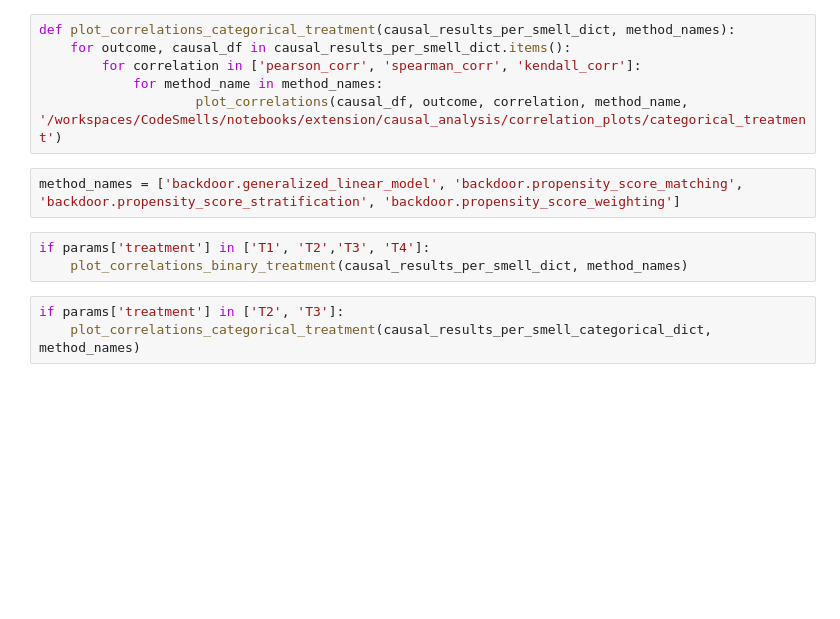
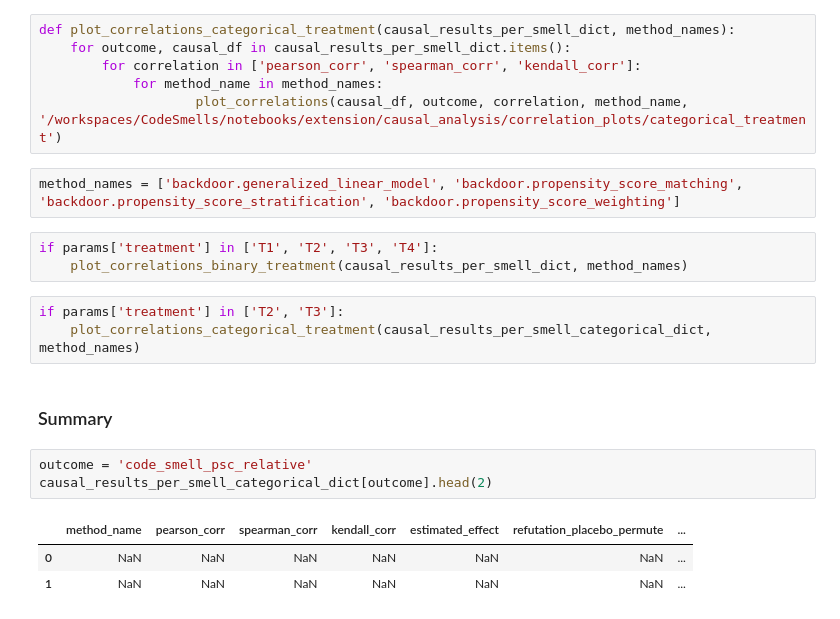
Before and after one commit to WM-SEMERU/CodeSmellExt, a Jupyter notebook: notebooks/extension/causal_analysis/03_result_analysis.ipynb, the cells around one changed output. Saved outputs shown, nothing was run; the diff lists cells and outputs as text; blank space fills up the shorter version.

```diff
--- a/notebooks/extension/causal_analysis/03_result_analysis.ipynb
+++ b/notebooks/extension/causal_analysis/03_result_analysis.ipynb
@@ -132,8 +132,17 @@ def plot_correlations_categorical_treatment(causal_results_per_smell_dict, metho
 # %%
 method_names = ['backdoor.generalized_linear_model', 'backdoor.propensity_score_matching', 'backdoor.propensity_score_stratification', 'backdoor.propensity_score_weighting']
 # %%
-if params['treatment'] in ['T1', 'T2','T3', 'T4']:
+if params['treatment'] in ['T1', 'T2', 'T3', 'T4']:
     plot_correlations_binary_treatment(causal_results_per_smell_dict, method_names)
 # %%
 if params['treatment'] in ['T2', 'T3']:
     plot_correlations_categorical_treatment(causal_results_per_smell_categorical_dict, method_names)
+# %% [markdown]
+### Summary
+# %%
+outcome = 'code_smell_psc_relative'
+causal_results_per_smell_categorical_dict[outcome].head(2)
+# %% [output]
+|  | method_name | pearson_corr | spearman_corr | kendall_corr | estimated_effect | refutation_placebo_permute | ... |
+| 0 | NaN | NaN | NaN | NaN | NaN | NaN | ... |
+| 1 | NaN | NaN | NaN | NaN | NaN | NaN | ... |
```
Also changed, not shown: parts of 5 cells of this notebook.
